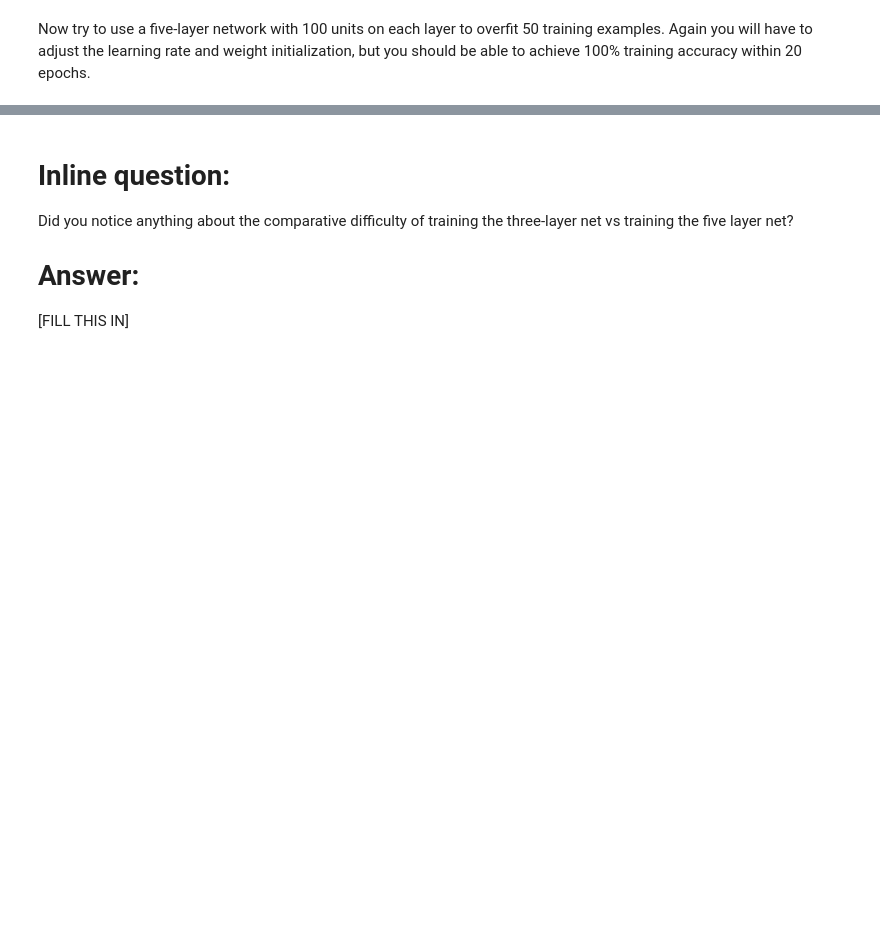
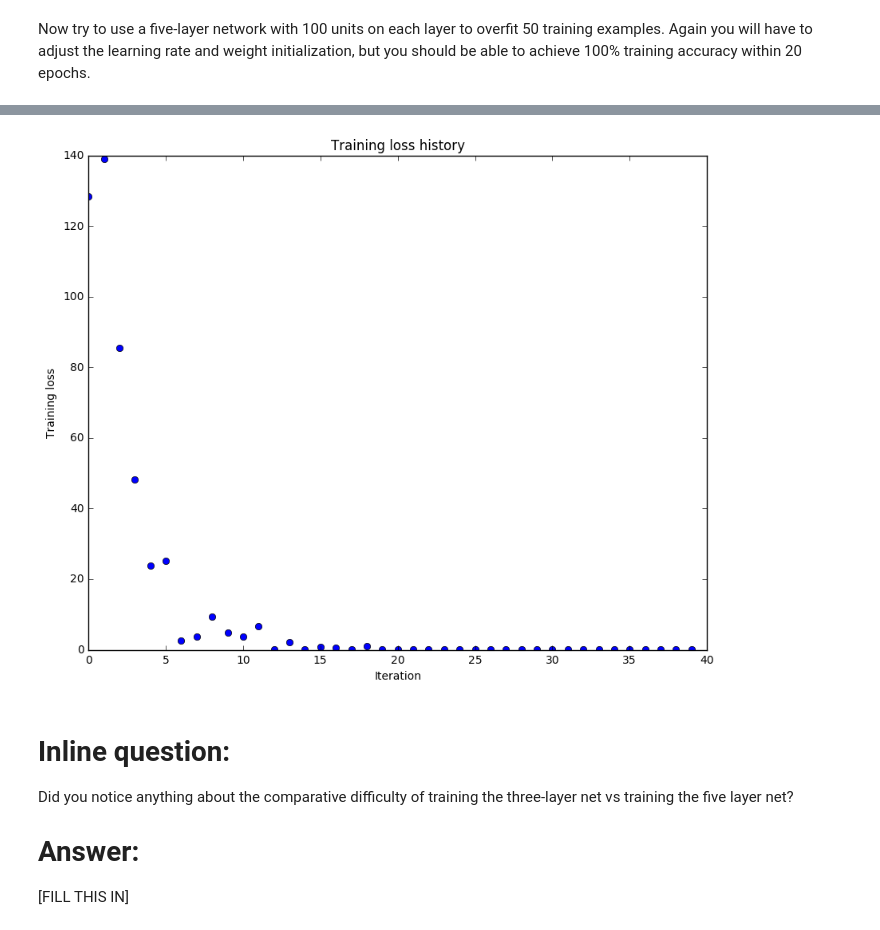
Before and after one commit to reza-asad/cs231n-Convolutional-Neural-Networks, a Jupyter notebook: assignment2/FullyConnectedNets.ipynb, the cells around one changed output, grey strips where cells are left out. Saved outputs shown, nothing was run; the diff lists cells and outputs as text; code cells hidden in the pictures; blank space fills up the shorter version.

```diff
--- a/assignment2/FullyConnectedNets.ipynb
+++ b/assignment2/FullyConnectedNets.ipynb
@@ -475,7 +507,7 @@ small_data = {
 }
 
 learning_rate = 1e-3
-weight_scale = 1e-5
+weight_scale = 1e-1
 model = FullyConnectedNet([100, 100, 100, 100],
                 weight_scale=weight_scale, dtype=np.float64)
 solver = Solver(model, small_data,
@@ -492,3 +524,4 @@ plt.title('Training loss history')
 plt.xlabel('Iteration')
 plt.ylabel('Training loss')
 plt.show()
+# %% [output]
@@ -495,3 +545,4 @@ plt.show()
+[figure, added]
 # %% [markdown]
 # Inline question:
 Did you notice anything about the comparative difficulty of training the three-layer net vs training the five layer net?
```
Also changed, not shown: parts of 3 cells of this notebook, 1 other file.
